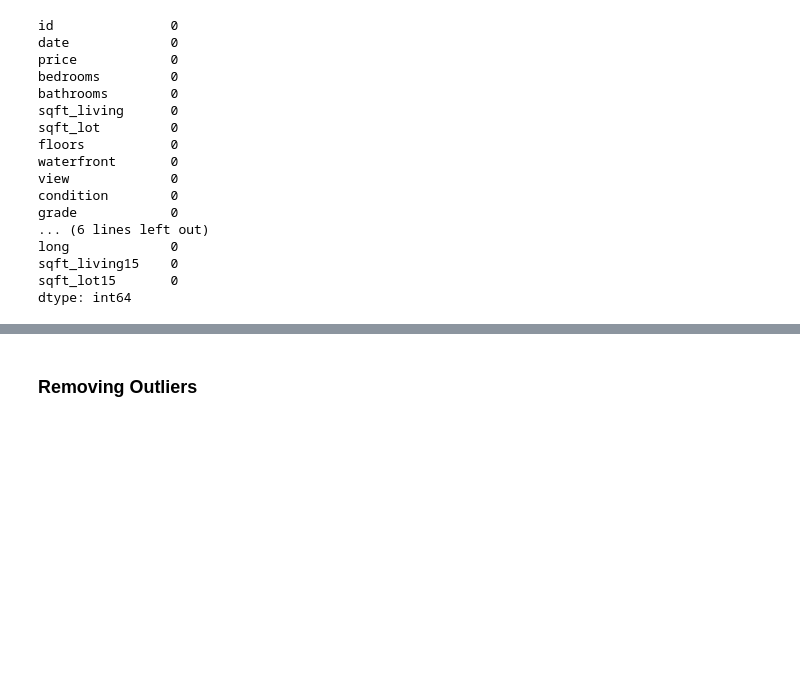
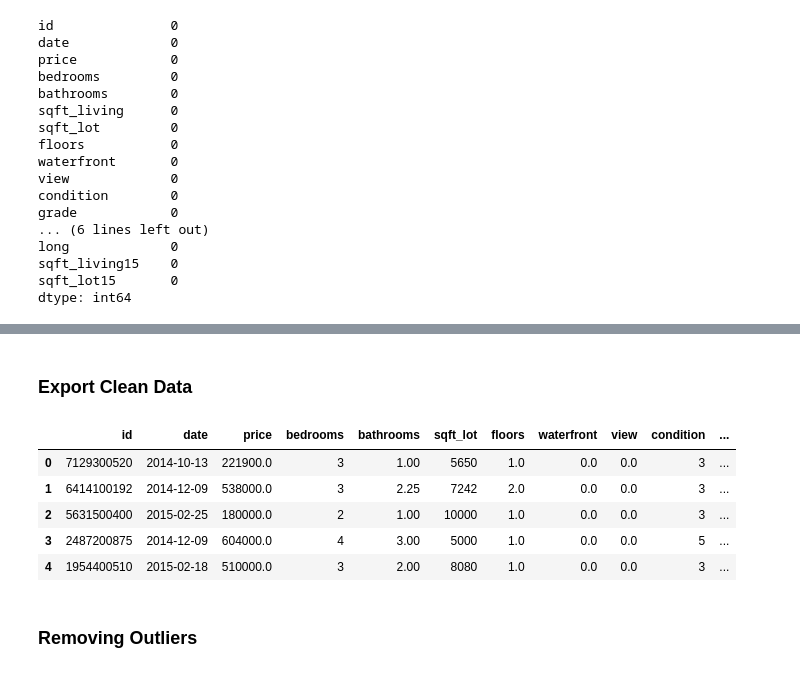
Before and after one commit to Sammyknee/dsc-phase-2-project, a Jupyter notebook: Housing Data - EDA.ipynb, the cells around one changed output, grey strips where cells are left out. Saved outputs shown, nothing was run; the diff lists cells and outputs as text; code cells hidden in the pictures; blank space fills up the shorter version.

Commit message:
cleaned up errors

```diff
--- a/Housing Data - EDA.ipynb
+++ b/Housing Data - EDA.ipynb
@@ -325,0 +350,13 @@ dtype: int64
+# %%
+df.drop('sqft_living', inplace=True, axis=1)
+# %% [markdown]
+### Export Clean Data
+# %%
+df.head()
+# %% [output]
+|  | id | date | price | bedrooms | bathrooms | sqft_lot | floors | waterfront | view | condition | ... |
+| 0 | 7129300520 | 2014-10-13 | 221900.0 | 3 | 1.00 | 5650 | 1.0 | 0.0 | 0.0 | 3 | ... |
+| 1 | 6414100192 | 2014-12-09 | 538000.0 | 3 | 2.25 | 7242 | 2.0 | 0.0 | 0.0 | 3 | ... |
+| 2 | 5631500400 | 2015-02-25 | 180000.0 | 2 | 1.00 | 10000 | 1.0 | 0.0 | 0.0 | 3 | ... |
+| 3 | 2487200875 | 2014-12-09 | 604000.0 | 4 | 3.00 | 5000 | 1.0 | 0.0 | 0.0 | 5 | ... |
+| 4 | 1954400510 | 2015-02-18 | 510000.0 | 3 | 2.00 | 8080 | 1.0 | 0.0 | 0.0 | 3 | ... |
```
Also changed, not shown: parts of 21 cells of this notebook.
